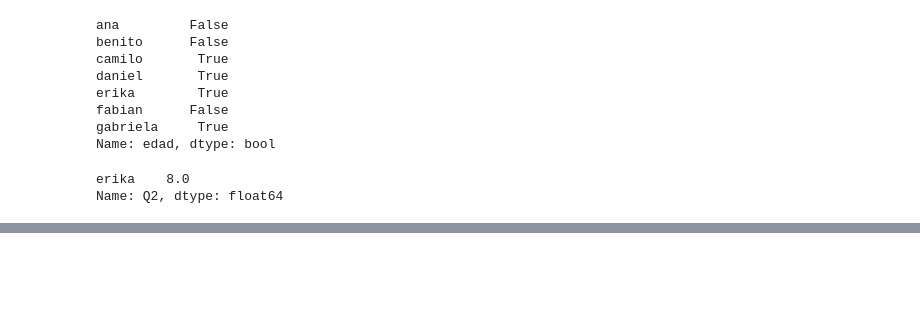
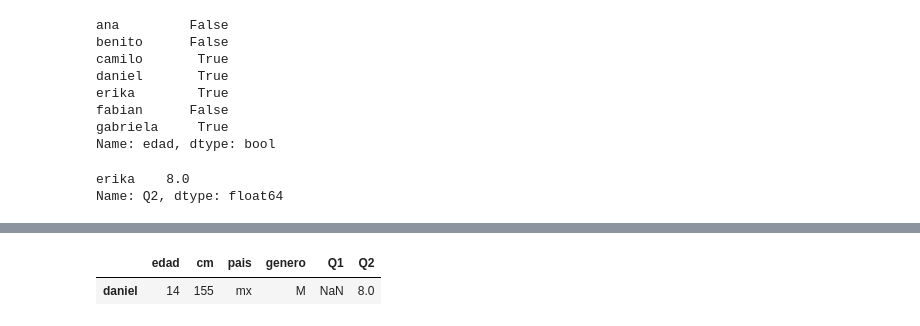
Before and after one commit to eocode/Software-development-and-Data-Science, a Jupyter notebook: learn/DataScience/Pandas/Codes/15 - Exam exercises.ipynb, the cells around one changed output, grey strips where cells are left out. Saved outputs shown, nothing was run; the diff lists cells and outputs as text; code cells hidden in the pictures; blank space fills up the shorter version.

```diff
--- a/learn/DataScience/Pandas/Codes/Untitled.ipynb
+++ b/learn/DataScience/Pandas/Codes/15 - Exam exercises.ipynb
@@ -266,0 +328,3 @@ Name: Q2, dtype: float64
+# %%
+df = pd.DataFrame({ 'edad' : [ 10, 9, 13, 14, 12, 11, 12], 'cm' : [ 115, 110, 130, 155, 125, 120, 125], 'pais' : [ 'co', 'mx', 'co', 'mx', 'mx', 'ch', 'ch'], 'genero' : [ 'M', 'F', 'F', 'M', 'M', 'M', 'F'], 'Q1' : [ 5, 10, 8, np.nan, 7, 8, 3], 'Q2' : [ 7, 9, 9, 8, 8, 8, 9.] }, index = ['ana','benito','camilo','daniel','erika','fabian','gabriela'])
+#¿Cuáles son los estudiantes mayores de 12 años y de nacionalidad mexicana?
@@ -266,0 +342,5 @@ Name: Q2, dtype: float64
+# %%
+df[(df['edad']>12)&(df['pais'] == 'mx')]
+# %% [output]
+|  | edad | cm | pais | genero | Q1 | Q2 |
+| daniel | 14 | 155 | mx | M | NaN | 8.0 |
```
Also changed, not shown: parts of 9 cells of this notebook, 2 other files.
